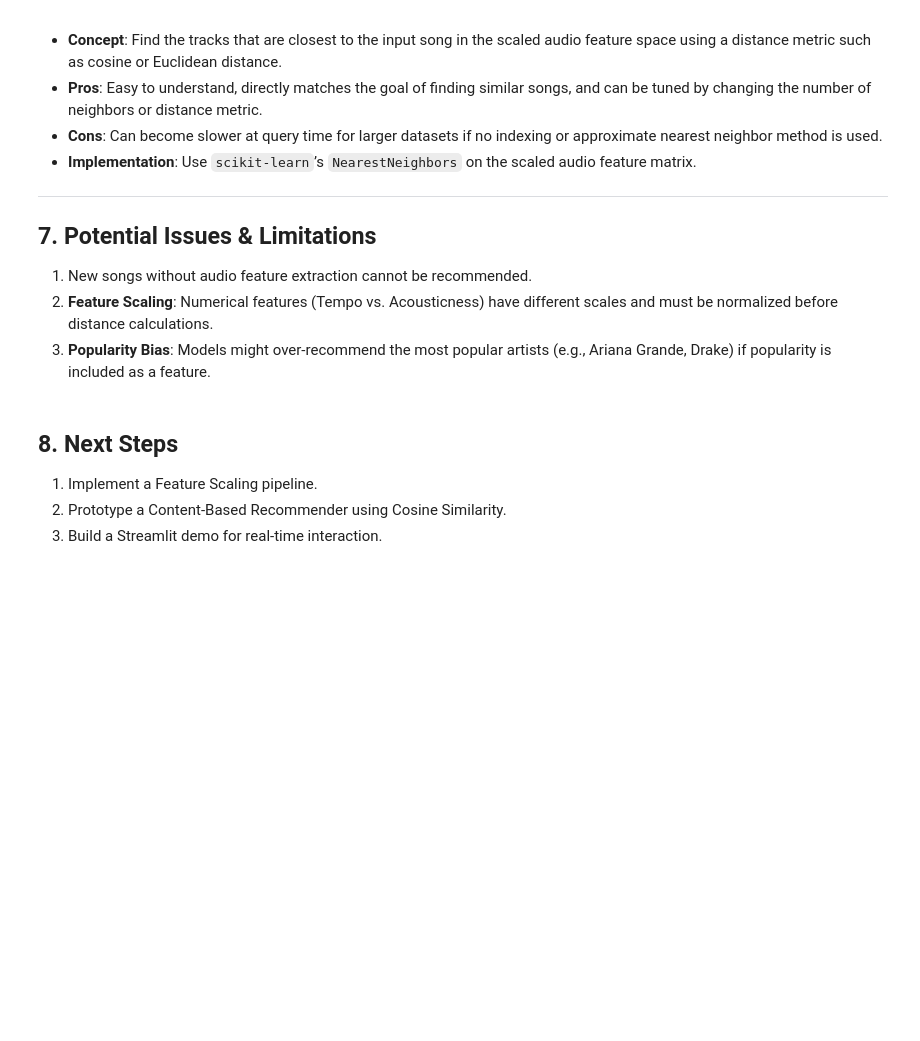
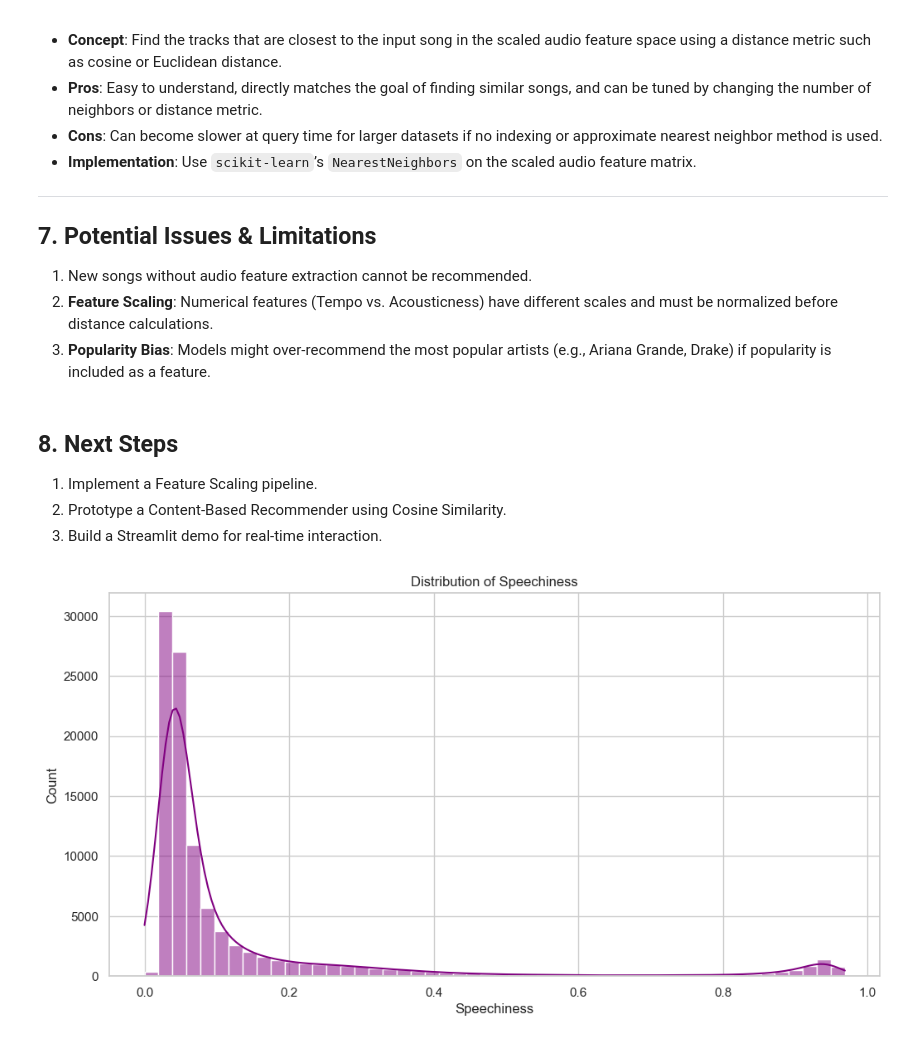
Before and after one commit to ds25m025edbertolima/soe-spotify, a Jupyter notebook: notebooks/3-exploratory-data-analysis.ipynb, the cells around one changed output. Drawn from its saved outputs; the diff is of its cells as text; code cells hidden in the pictures; blank space fills up the shorter version.

```diff
--- a/notebooks/3-exploratory-data-analysis.ipynb
+++ b/notebooks/3-exploratory-data-analysis.ipynb
@@ -583,3 +583,17 @@ Based on the dataset of approximately 100,000 tracks and the selected Spotify au
 1. Implement a Feature Scaling pipeline.
 2. Prototype a Content-Based Recommender using Cosine Similarity.
 3. Build a Streamlit demo for real-time interaction.
+# %%
+
+sns.histplot(
+    df_tracks["speechiness"].dropna(),
+    bins=50,
+    kde=True,
+    color="purple"
+)
+plt.title("Distribution of Speechiness")
+plt.xlabel("Speechiness")
+plt.ylabel("Count")
+plt.show()
+# %% [output]
+[figure, added]
```
Also changed, not shown: parts of 24 cells of this notebook, 1 other file.
